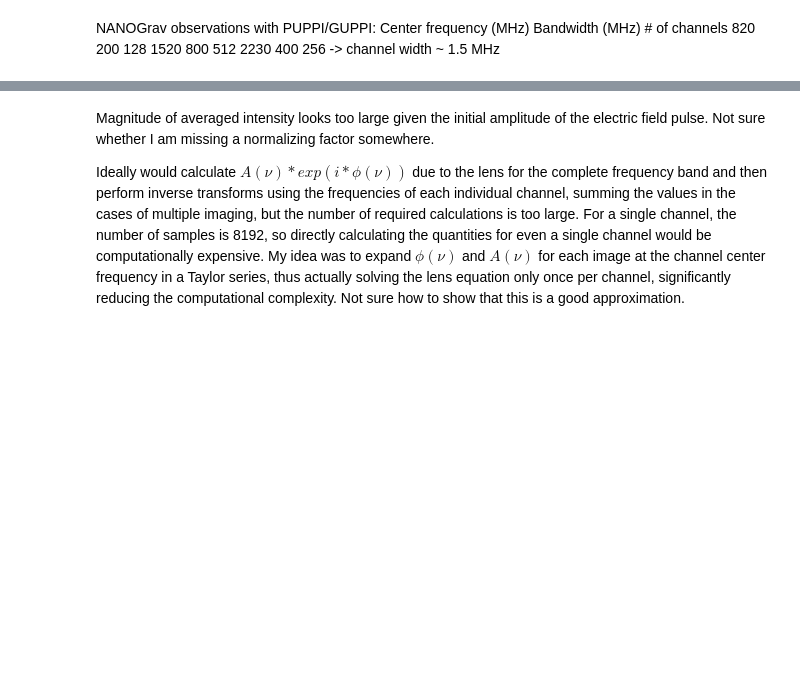
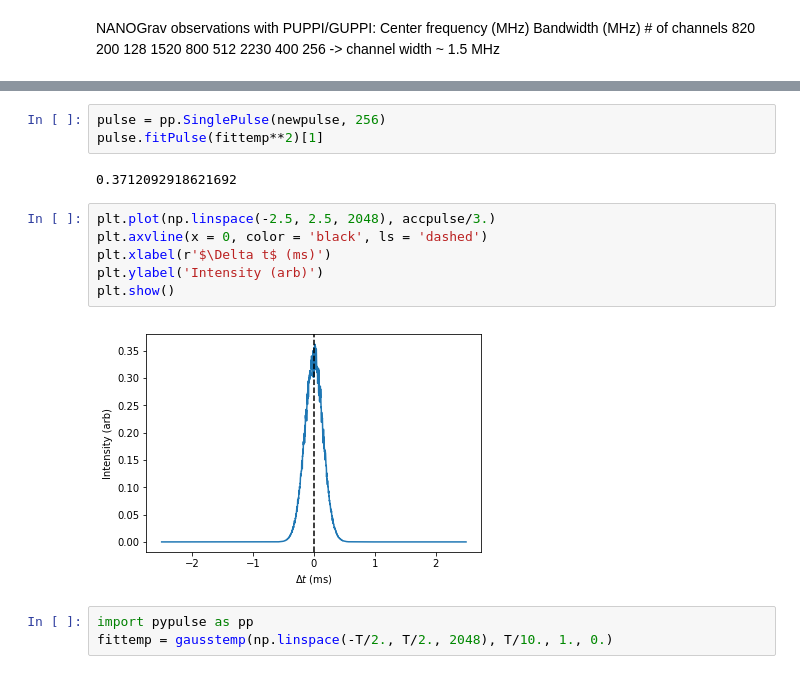
Before and after one commit to ggrillo93/plasma-lensing, a Jupyter notebook: Pulse lensing.ipynb, the cells around one changed output, grey strips where cells are left out. Saved outputs shown, nothing was run; the diff lists cells and outputs as text; blank space fills up the shorter version.

```diff
--- a/Pulse lensing.ipynb
+++ b/Pulse lensing.ipynb
@@ -93,4 +95,16 @@ plt.show()
-# %% [markdown]
-Magnitude of averaged intensity looks too large given the initial amplitude of the electric field pulse. Not sure whether I am missing a normalizing factor somewhere.
-
-Ideally would calculate $A(\nu)*exp(i*\phi (\nu))$ due to the lens for the complete frequency band and then perform inverse transforms using the frequencies of each individual channel, summing the values in the cases of multiple imaging, but the number of required calculations is too large. For a single channel, the number of samples is 8192, so directly calculating the quantities for even a single channel would be computationally expensive. My idea was to expand $\phi(\nu)$ and $A(\nu)$ for each image at the channel center frequency in a Taylor series, thus actually solving the lens equation only once per channel, significantly reducing the computational complexity. Not sure how to show that this is a good approximation.
+# %%
+pulse = pp.SinglePulse(newpulse, 256)
+pulse.fitPulse(fittemp**2)[1]
+# %% [output]
+0.3712092918621692
+# %%
+plt.plot(np.linspace(-2.5, 2.5, 2048), accpulse/3.)
+plt.axvline(x = 0, color = 'black', ls = 'dashed')
+plt.xlabel(r'$\Delta t$ (ms)')
+plt.ylabel('Intensity (arb)')
+plt.show()
+# %% [output]
+[figure, added]
+# %%
+import pypulse as pp
+fittemp = gausstemp(np.linspace(-T/2., T/2., 2048), T/10., 1., 0.)
```
Also changed, not shown: parts of 30 cells of this notebook, 9 other files.
